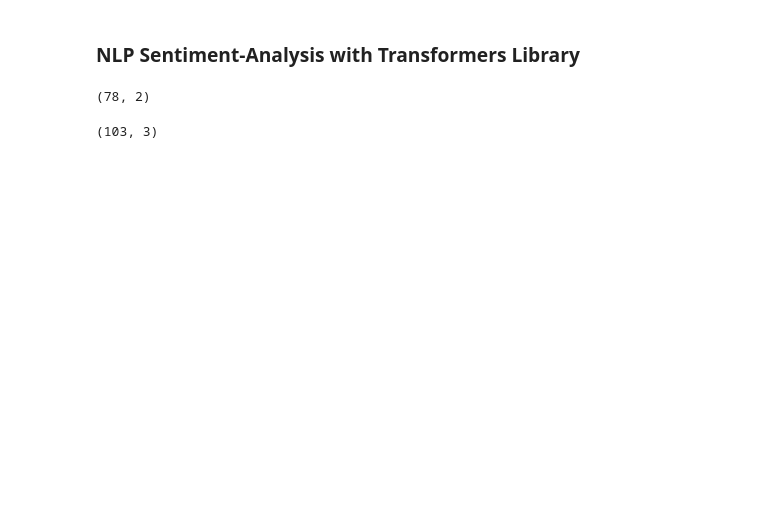
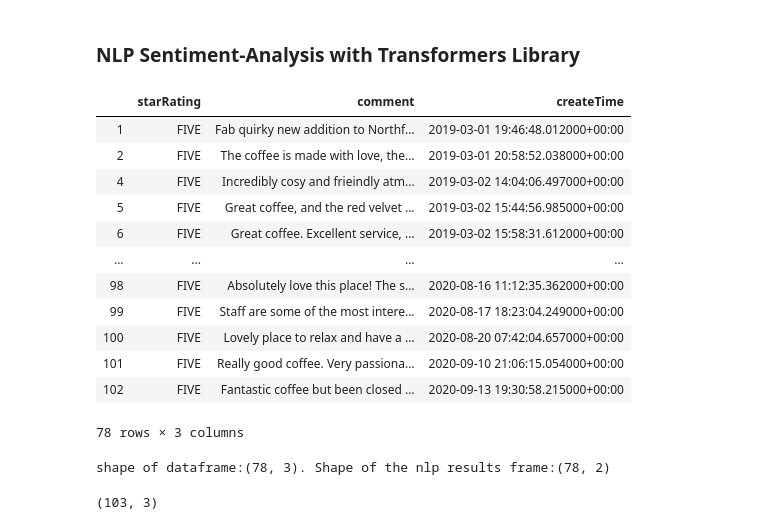
Before and after one commit to algakovic/element_coffee_review_analysis, a Jupyter notebook: transformers_sentiment_analysis.ipynb, the cells around one changed output. Saved outputs shown, nothing was run; the diff lists cells and outputs as text; code cells hidden in the pictures; blank space fills up the shorter version.

```diff
--- a/transformers_sentiment_analysis.ipynb
+++ b/transformers_sentiment_analysis.ipynb
@@ -187,10 +181,27 @@ results = classifier(reviews)
 # review_labels # maybe make these dict? to be able to make a df out of it?
 nlp_results_df = pd.DataFrame(results)
 # %%
-nlp_results_df.shape
+# nlp_results_df.shape
 # nlp_df = df.dropna(how='any', subset=['comment'], inplace=True)
+df
 # %% [output]
+|  | starRating | comment | createTime |
+| 1 | FIVE | Fab quirky new addition to Northf... | 2019-03-01 19:46:48.012000+00:00 |
+| 2 | FIVE | The coffee is made with love, the... | 2019-03-01 20:58:52.038000+00:00 |
+| 4 | FIVE | Incredibly cosy and frieindly atm... | 2019-03-02 14:04:06.497000+00:00 |
+| 5 | FIVE | Great coffee, and the red velvet ... | 2019-03-02 15:44:56.985000+00:00 |
+| 6 | FIVE | Great coffee. Excellent service, ... | 2019-03-02 15:58:31.612000+00:00 |
+| ... | ... | ... | ... |
+| 98 | FIVE | Absolutely love this place! The s... | 2020-08-16 11:12:35.362000+00:00 |
+| 99 | FIVE | Staff are some of the most intere... | 2020-08-17 18:23:04.249000+00:00 |
+| 100 | FIVE | Lovely place to relax and have a ... | 2020-08-20 07:42:04.657000+00:00 |
+| 101 | FIVE | Really good coffee. Very passiona... | 2020-09-10 21:06:15.054000+00:00 |
+| 102 | FIVE | Fantastic coffee but been closed ... | 2020-09-13 19:30:58.215000+00:00 |
-(78, 2)
+78 rows × 3 columns
+# %%
+print(f'shape of dataframe:{df.shape}. Shape of the nlp results frame:{nlp_results_df.shape}')
+# %% [output]
+shape of dataframe:(78, 3). Shape of the nlp results frame:(78, 2)
 # %%
 df.shape # the right shape for the df to take nlp results is 78, 3
 # %% [output]
```
Also changed, not shown: parts of 4 cells of this notebook.
